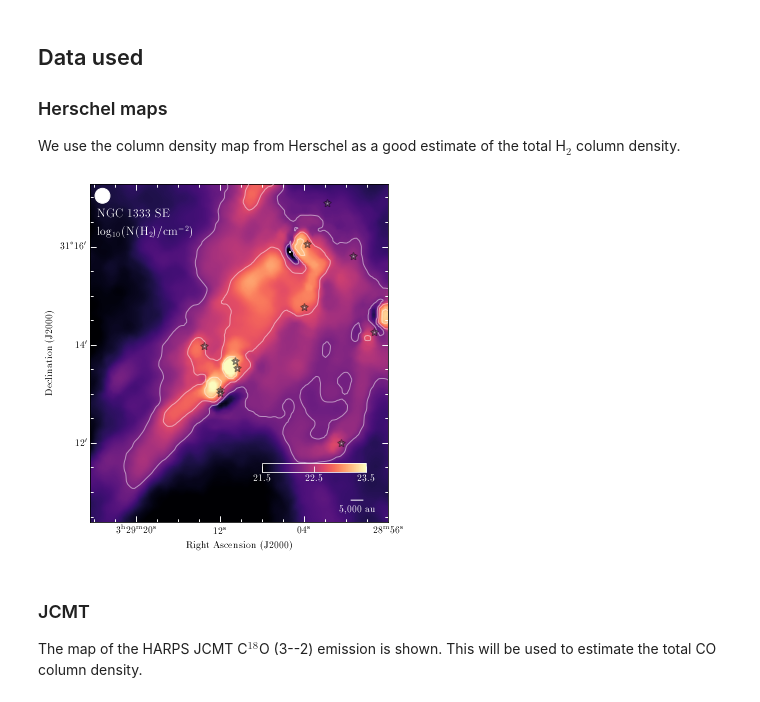
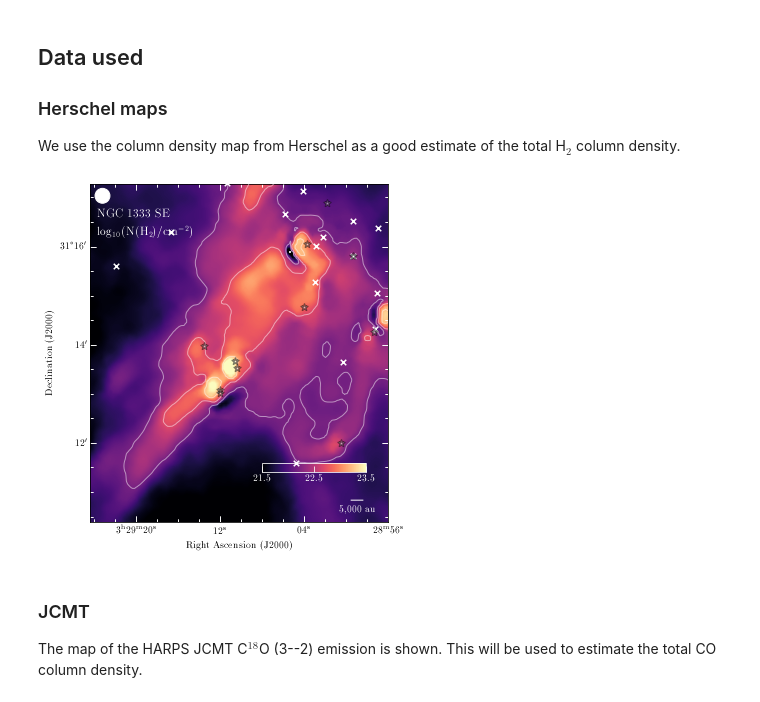
Before and after one commit to jpinedaf/NGC1333_NOEMA_Ions, a Jupyter notebook: NGC1333_Ions_Calculations.ipynb, the cells around one changed output. Cells and saved outputs as stored; diff of their text form; code cells hidden in the pictures.

```diff
--- a/NGC1333_Ions_Calculations.ipynb
+++ b/NGC1333_Ions_Calculations.ipynb
@@ -182,10 +189,10 @@ def plot_setup_noema_wcsaxes(ax, hdu, label_col='black', contour_h2=False, big_b
     ax.tick_params(which='major', length=6)
     ax.tick_params(which='minor', length=3)
     ax.tick_params(color=label_col)
-    #
+    # Add YSO lists
     ax.autoscale(enable=False)
     ax.scatter(ra_yso, dec_yso, marker='*', s=marker_size, c='white', edgecolor='black',
-                 linewidth=1.5, zorder=4, alpha=0.5, transform=ax.get_transform('world'))
+                 linewidth=1.5, zorder=24, alpha=0.5, transform=ax.get_transform('world'))
     # H2 column density contours
     if contour_h2:
         ax.contour(hdu_log10_h2.data, levels=levels_H2,
@@ -293,34 +300,39 @@ hdu = load_cutout(hdu_log10_h2, is_hdu=True)
 wcs = WCS(hdu.header)
 
 cmap = plt.get_cmap(name='magma').copy()
 cmap.set_bad(color='0.85')
 
 fig = plt.figure(figsize=my_figsize)
 ax = plt.subplot(projection=wcs)
 im = ax.imshow(hdu.data, cmap=cmap, vmin=21.5, vmax=23.5, origin='lower')
 # im = ax.imshow(np.log10(hdu.data), cmap=cmap, vmin=21.5, vmax=23.5, origin='lower') #vmin=0.2, vmax=1.0,
 
 plot_setup_noema_wcsaxes(ax, hdu, label_col=text_color, contour_h2=True)
 
 cax = ax.inset_axes(col_pos)
 cbar = plt.colorbar(im, cax=cax, label=r'', orientation='horizontal')
 #
 cbar.set_ticks([21.5, 22.5, 23.5])#
 cbar.ax.xaxis.set_ticklabels([21.5, 22.5, 23.5], color=text_color)
 # set colorbar tick color
 cbar.ax.xaxis.set_tick_params(color=text_color)
 # set colorbar edgecolor
 cbar.outline.set_edgecolor(text_color)
 #
 fig.text(xpos_lab1, ypos_lab1, 'NGC 1333 SE', transform=ax.transAxes,
                 horizontalalignment='left', color=text_color, size=12)
 fig.text(xpos_lab2, ypos_lab2, r'log$_{10}$(N(H$_2$)/cm$^{-2}$)', transform=ax.transAxes,
                 horizontalalignment='left', color=text_color, size=12)
 
 plt.tight_layout()
 fig.savefig('figs/NGC1333_H2.pdf', dpi=200, bbox_inches='tight')
+
+# Add X-Ray sources
+ax.scatter(ra_xray, dec_xray, marker='x', s=30, zorder=20,
+           transform=ax.get_transform('world'), color='w')
+fig.savefig('figs/NGC1333_H2_with_Xray.pdf', dpi=200, bbox_inches='tight')
 # %% [output]
-[figure, old version]
+[figure, new version]
 # %% [markdown]
 ### JCMT
 The map of the HARPS JCMT C$^{18}$O (3--2) emission is shown. This will be used to estimate the total CO column density.
```
Also changed, not shown: parts of 27 cells of this notebook, 27 other files.
